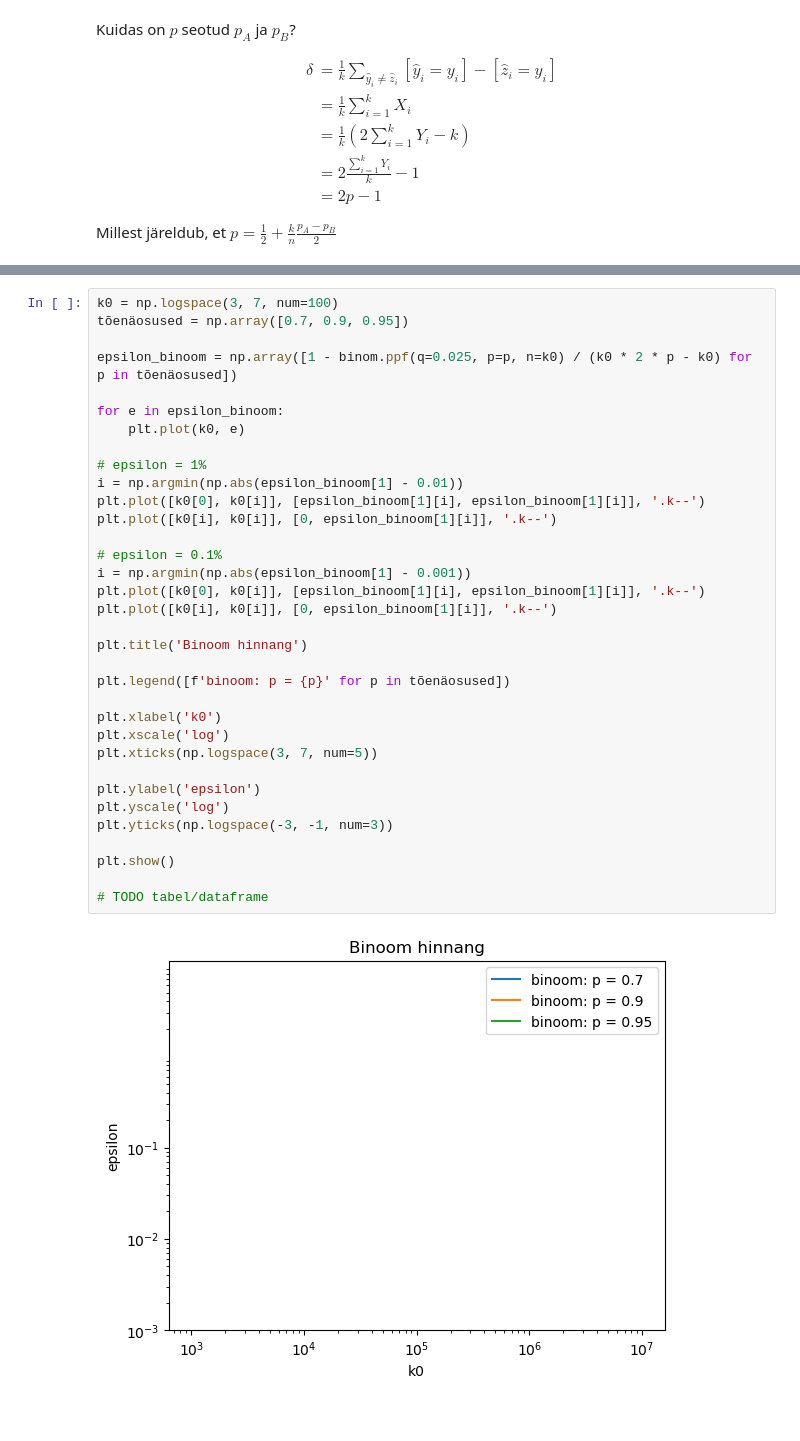
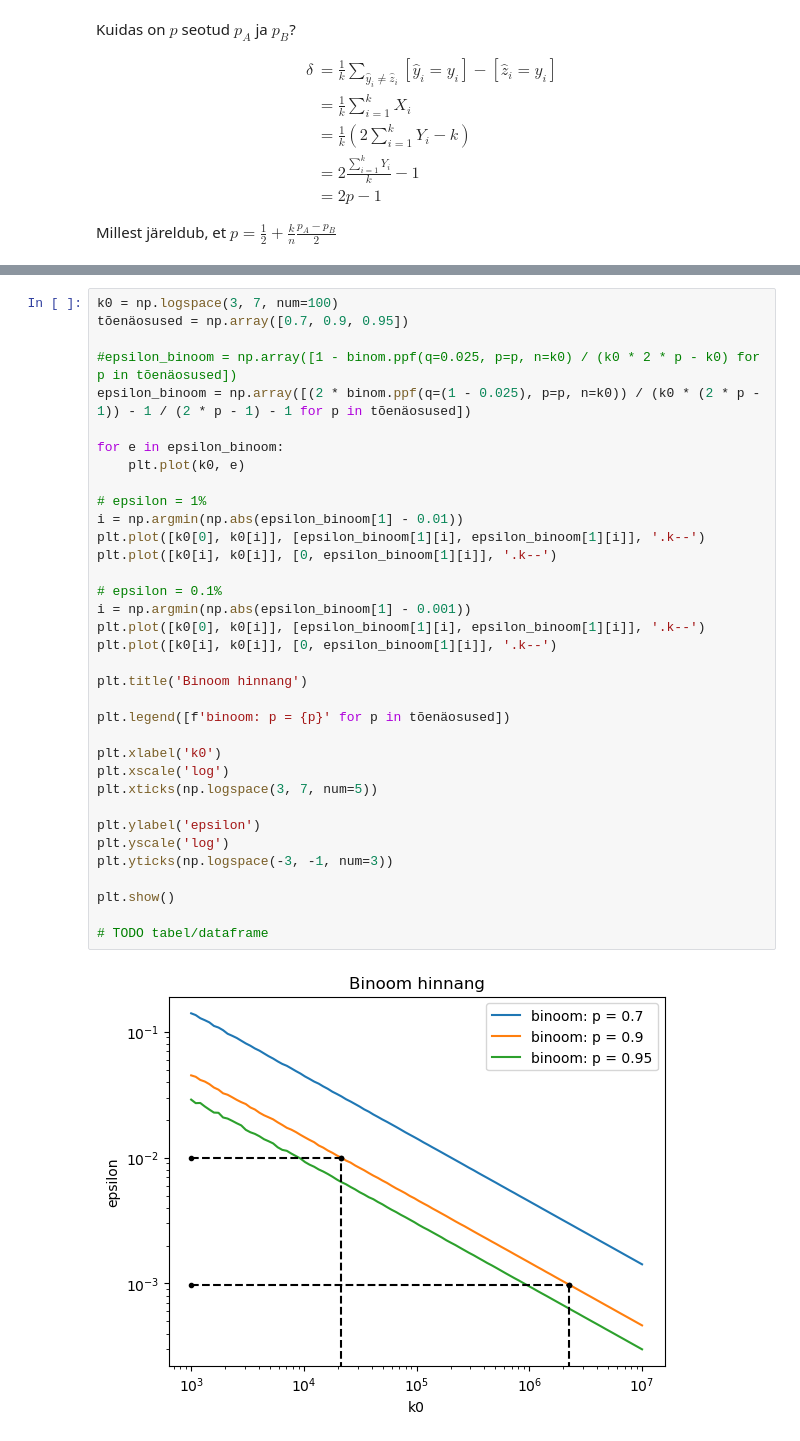
Before and after one commit to mart-mihkel/mudelite_hindamine, a Jupyter notebook: relatiivne.ipynb, the cells around one changed output, grey strips where cells are left out. Saved outputs shown, nothing was run; the diff lists cells and outputs as text.

Commit message:
binoom hinnang

```diff
--- a/relatiivne.ipynb
+++ b/relatiivne.ipynb
@@ -114,35 +128,36 @@ Olgu $q$ $2.5%$ protsendipunkt, siis $\varepsilon = 1 - \frac{ q }{ k_0 \delta }
 k0 = np.logspace(3, 7, num=100)
 tõenäosused = np.array([0.7, 0.9, 0.95])
 
-epsilon_binoom = np.array([1 - binom.ppf(q=0.025, p=p, n=k0) / (k0 * 2 * p - k0) for p in tõenäosused])
+#epsilon_binoom = np.array([1 - binom.ppf(q=0.025, p=p, n=k0) / (k0 * 2 * p - k0) for p in tõenäosused])
+epsilon_binoom = np.array([(2 * binom.ppf(q=(1 - 0.025), p=p, n=k0)) / (k0 * (2 * p - 1)) - 1 / (2 * p - 1) - 1 for p in tõenäosused])
 
 for e in epsilon_binoom:
     plt.plot(k0, e)
 
 # epsilon = 1%
 i = np.argmin(np.abs(epsilon_binoom[1] - 0.01))
 plt.plot([k0[0], k0[i]], [epsilon_binoom[1][i], epsilon_binoom[1][i]], '.k--')
 plt.plot([k0[i], k0[i]], [0, epsilon_binoom[1][i]], '.k--')
 
 # epsilon = 0.1%
 i = np.argmin(np.abs(epsilon_binoom[1] - 0.001))
 plt.plot([k0[0], k0[i]], [epsilon_binoom[1][i], epsilon_binoom[1][i]], '.k--')
 plt.plot([k0[i], k0[i]], [0, epsilon_binoom[1][i]], '.k--')
 
 plt.title('Binoom hinnang')
 
 plt.legend([f'binoom: p = {p}' for p in tõenäosused])
 
 plt.xlabel('k0')
 plt.xscale('log')
 plt.xticks(np.logspace(3, 7, num=5))
 
 plt.ylabel('epsilon')
 plt.yscale('log')
 plt.yticks(np.logspace(-3, -1, num=3))
 
 plt.show()
 
 # TODO tabel/dataframe
 # %% [output]
-[figure, old version]
+[figure, new version]
```
Also changed, not shown: parts of 6 cells of this notebook.
